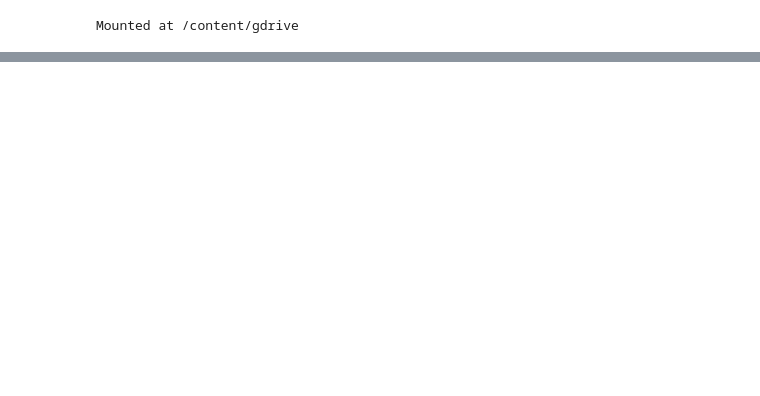
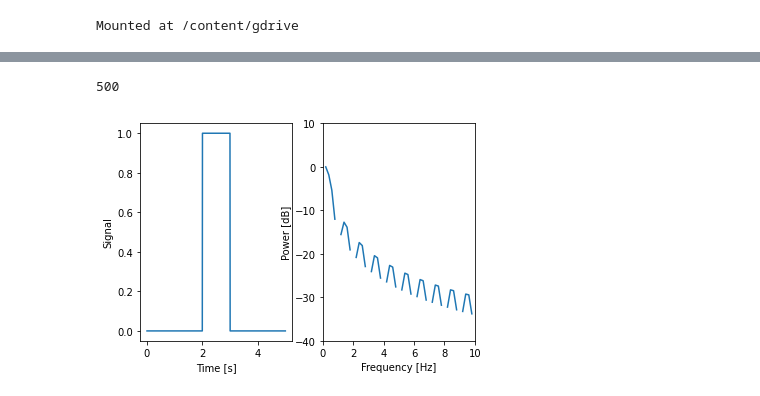
Before and after one commit to npinak/EEG, a Jupyter notebook: Python/The_Power_Spectrum_(Part_2)/The_Power_Spectrum_(Part_2).ipynb, the cells around one changed output, grey strips where cells are left out. Cells and saved outputs as stored; diff of their text form; code cells hidden in the pictures; blank space fills up the shorter version.

```diff
--- a/Python/The_Power_Spectrum_(Part_2)/The_Power_Spectrum_(Part_2).ipynb
+++ b/Python/The_Power_Spectrum_(Part_2)/The_Power_Spectrum_(Part_2).ipynb
@@ -107,0 +195,7 @@ show()
+# %%
+sample_rate, taper = taper_signal(2, dt)
+
+show_spectrum(taper, sample_rate);
+# %% [output]
+500
+[figure, added]
```
Also changed, not shown: parts of 17 cells of this notebook, 2 other files.
